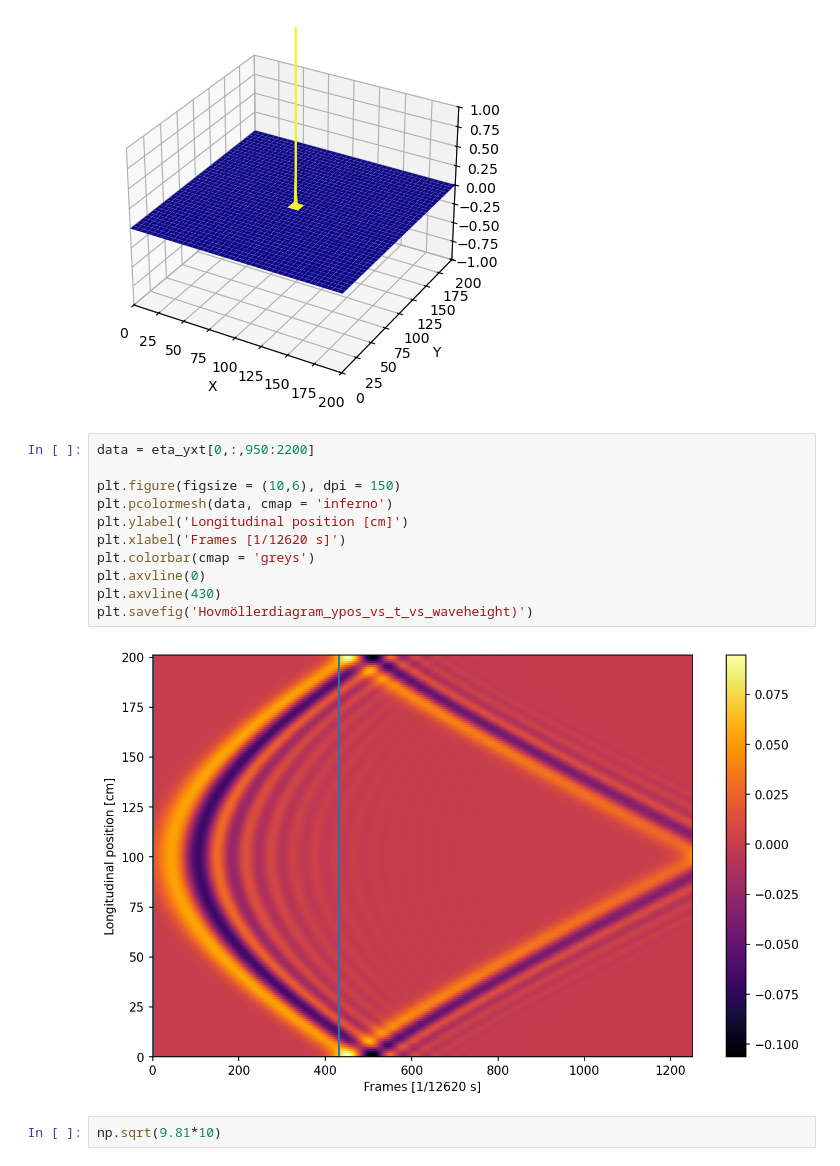
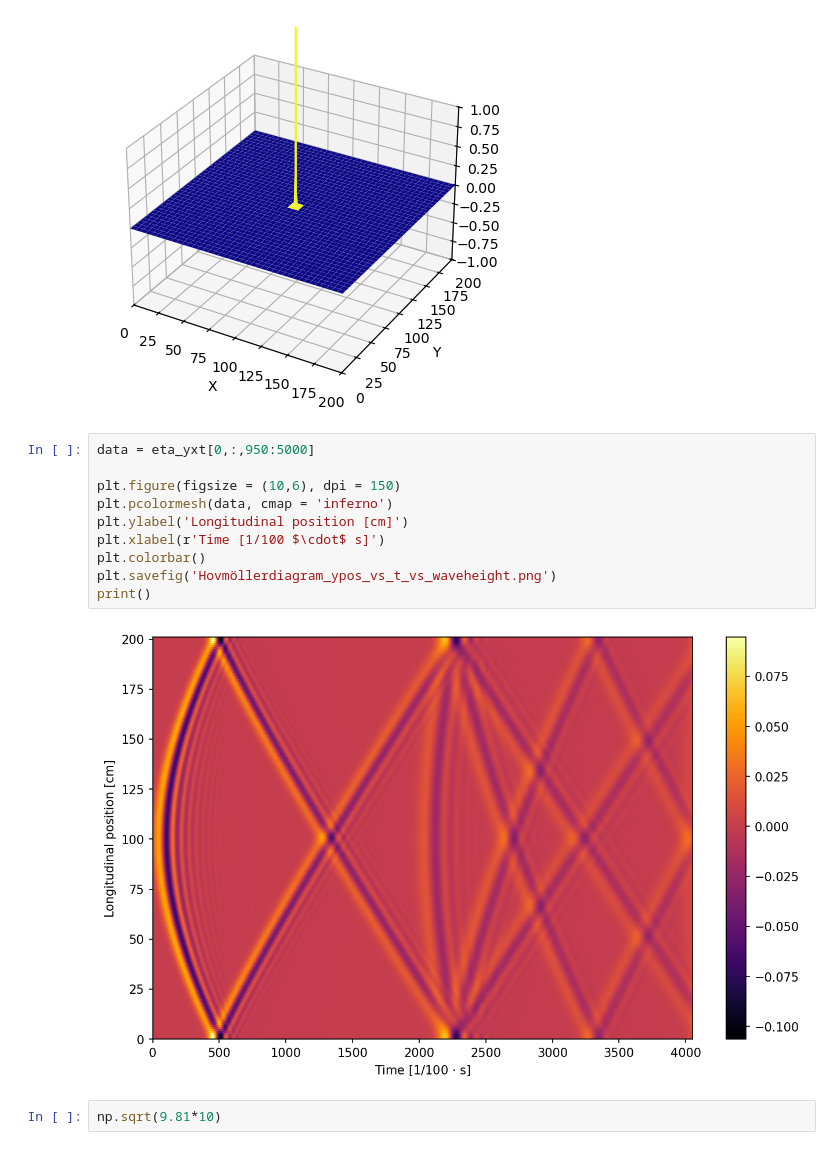
Before and after one commit to MKKrogsgaard/Fluid-Mechanics, a Jupyter notebook: Assignments/Assignment 2/SW_B correct.ipynb, the cells around one changed output. Drawn from its saved outputs; the diff is of its cells as text.

```diff
--- a/Assignments/Assignment 2/SW_B correct.ipynb
+++ b/Assignments/Assignment 2/SW_B correct.ipynb
@@ -317,18 +317,17 @@ ani3D.save("animation3D.gif")
 MovieWriter ffmpeg unavailable; using Pillow instead.
 [figure]
 # %%
-data = eta_yxt[0,:,950:2200]
+data = eta_yxt[0,:,950:5000]
 
 plt.figure(figsize = (10,6), dpi = 150)
 plt.pcolormesh(data, cmap = 'inferno')
 plt.ylabel('Longitudinal position [cm]')
-plt.xlabel('Frames [1/12620 s]')
-plt.colorbar(cmap = 'greys')
-plt.axvline(0)
-plt.axvline(430)
-plt.savefig('Hovmöllerdiagram_ypos_vs_t_vs_waveheight)')
+plt.xlabel(r'Time [1/100 $\cdot$ s]')
+plt.colorbar()
+plt.savefig('Hovmöllerdiagram_ypos_vs_t_vs_waveheight.png')
+print()
 # %% [output]
-[figure, old version]
+[figure, new version]
 # %%
 np.sqrt(9.81*10)
 # %% [output]
```
Also changed, not shown: parts of 2 cells of this notebook, 4 other files.
